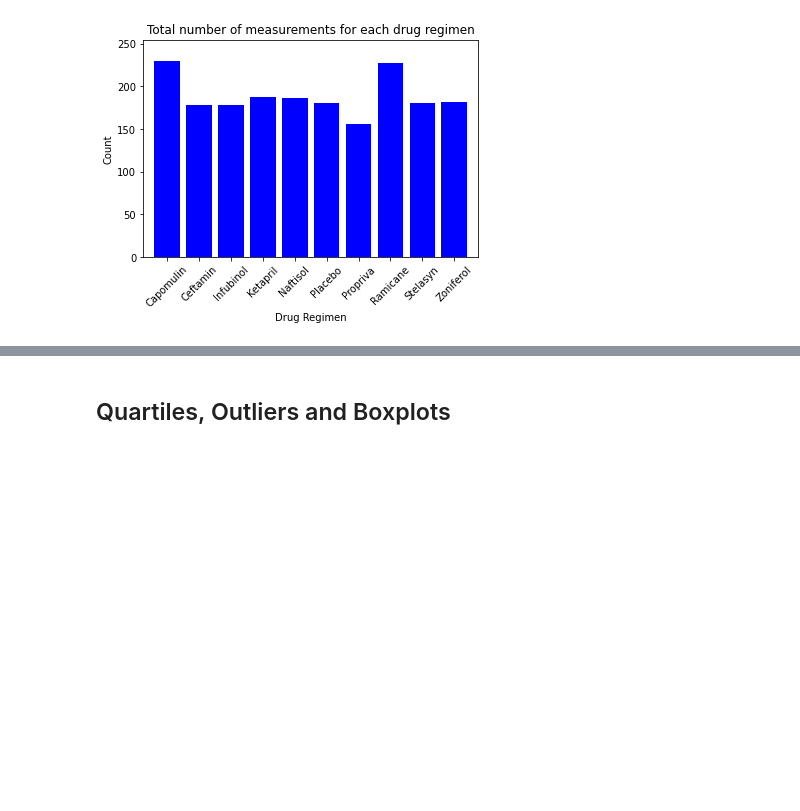
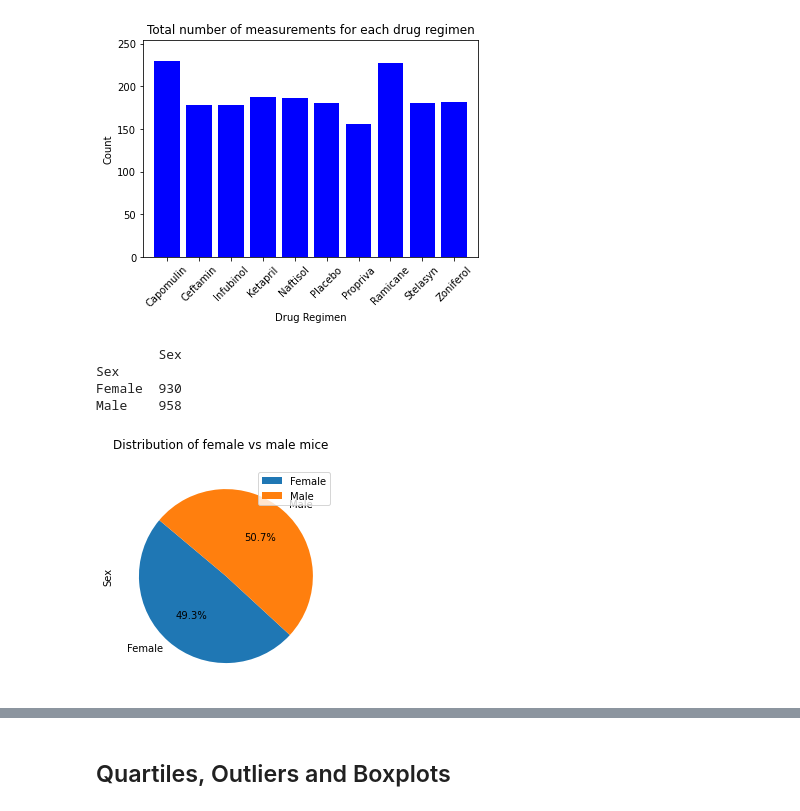
Before and after one commit to samantha8990/Matplotlib-Challenge, a Jupyter notebook: Pymaceuticals_pymaceuticals.ipynb, the cells around one changed output, grey strips where cells are left out. Drawn from its saved outputs; the diff is of its cells as text; code cells hidden in the pictures; blank space fills up the shorter version.

```diff
--- a/Pymaceuticals_pymaceuticals.ipynb
+++ b/Pymaceuticals_pymaceuticals.ipynb
@@ -176,5 +176,21 @@ plt.show()
 [figure]
 # %%
 # Generate a pie plot showing the distribution of female versus male mice using pandas
+gender=clean_df.groupby("Sex")
+
+gender_count=pd.DataFrame(gender["Sex"].count())
+print(gender_count)
+
+pie_chart=gender_count.plot(kind='pie', title="Distribution of female vs male mice", subplots=True,autopct="%1.1f%%", startangle=140)
+plt.axis="equal"
+
+
+plt.show()
+# %% [output]
+        Sex
+Sex
+Female  930
+Male    958
+[figure, added]
 # %%
 # Generate a pie plot showing the distribution of female versus male mice using pyplot
```
Also changed, not shown: parts of 1 cell of this notebook.
